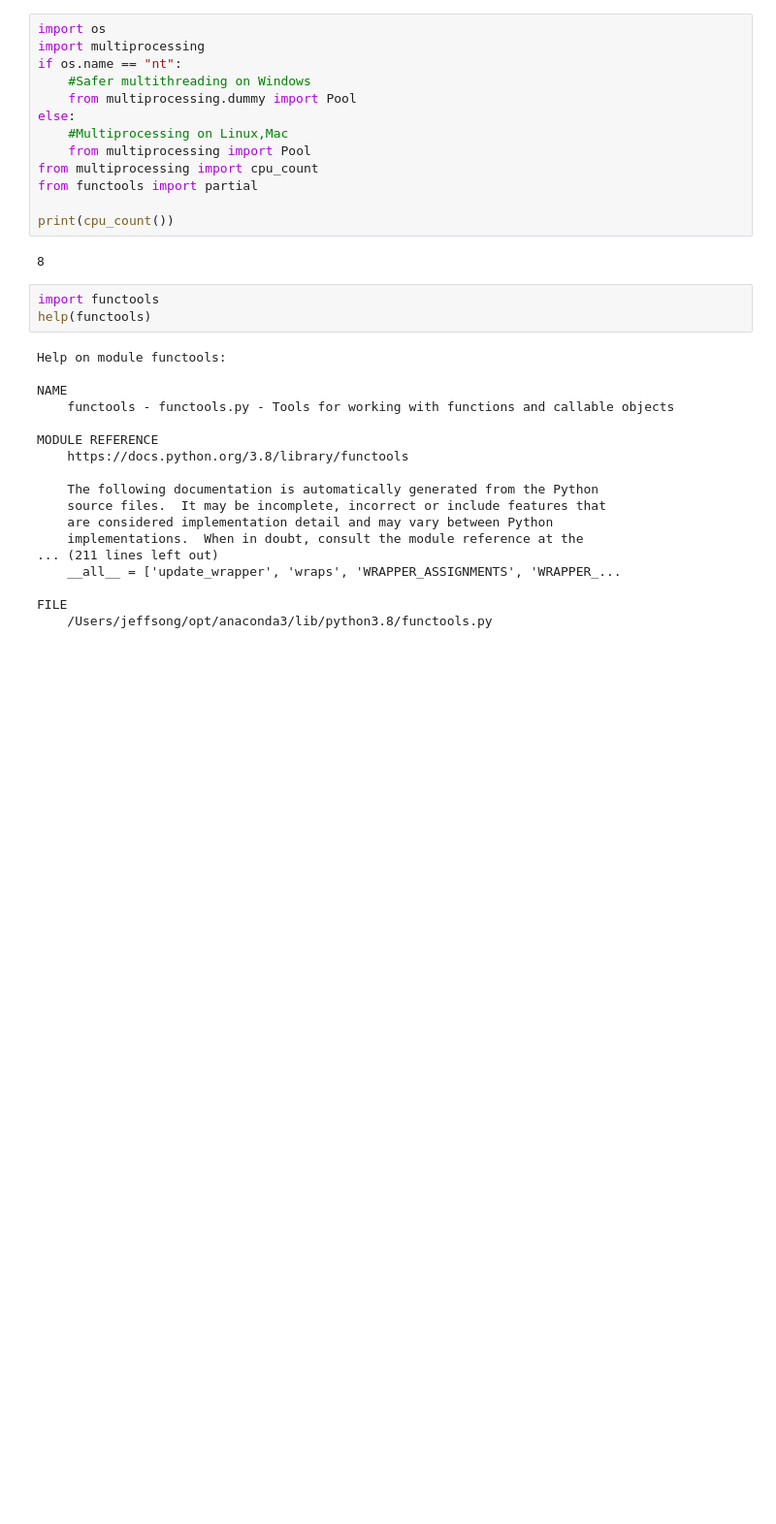
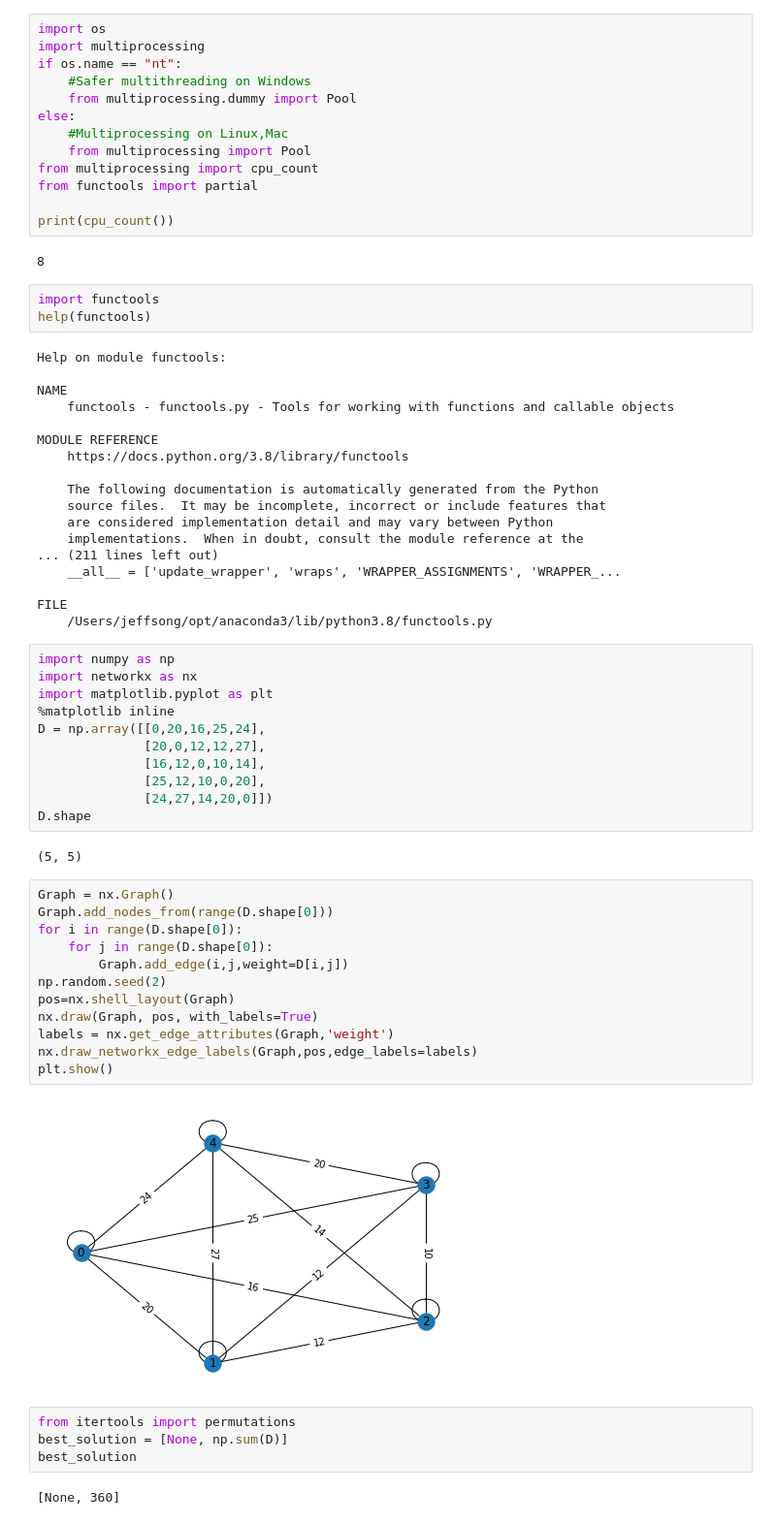
Before and after one commit to JEFFTIMES/pyprac, a Jupyter notebook: data-structure-and-algorithm/grokking-algorithms.ipynb, the cells around one changed output. Shown at 97% size. Cells and saved outputs as stored; diff of their text form; blank space fills up the shorter version.

```diff
--- a/data-structure-and-algorithm/grokking-algorithms.ipynb
+++ b/data-structure-and-algorithm/grokking-algorithms.ipynb
@@ -1607,3 +1607,36 @@ MODULE REFERENCE
 
 FILE
     /Users/jeffsong/opt/anaconda3/lib/python3.8/functools.py
+# %%
+import numpy as np
+import networkx as nx
+import matplotlib.pyplot as plt
+%matplotlib inline
+D = np.array([[0,20,16,25,24],
+              [20,0,12,12,27],
+              [16,12,0,10,14],
+              [25,12,10,0,20],
+              [24,27,14,20,0]])
+D.shape
+# %% [output]
+(5, 5)
+# %%
+Graph = nx.Graph()
+Graph.add_nodes_from(range(D.shape[0]))
+for i in range(D.shape[0]):
+    for j in range(D.shape[0]):
+        Graph.add_edge(i,j,weight=D[i,j])
+np.random.seed(2)
+pos=nx.shell_layout(Graph)
+nx.draw(Graph, pos, with_labels=True)
+labels = nx.get_edge_attributes(Graph,'weight')
+nx.draw_networkx_edge_labels(Graph,pos,edge_labels=labels)
+plt.show()
+# %% [output]
+[figure, added]
+# %%
+from itertools import permutations
+best_solution = [None, np.sum(D)]
+best_solution
+# %% [output]
+[None, 360]
```
Also changed, not shown: parts of 8 cells of this notebook, 1 other file.
